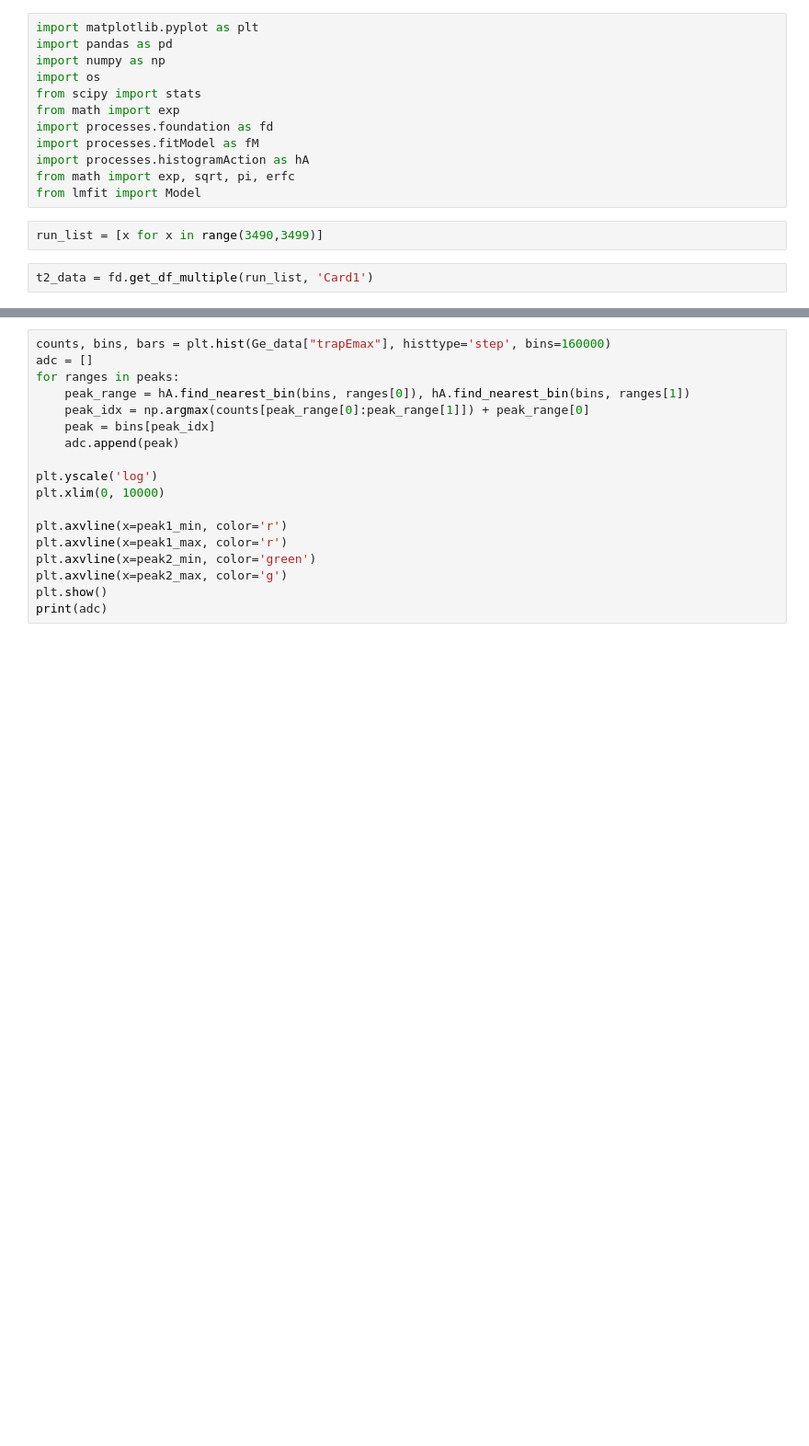
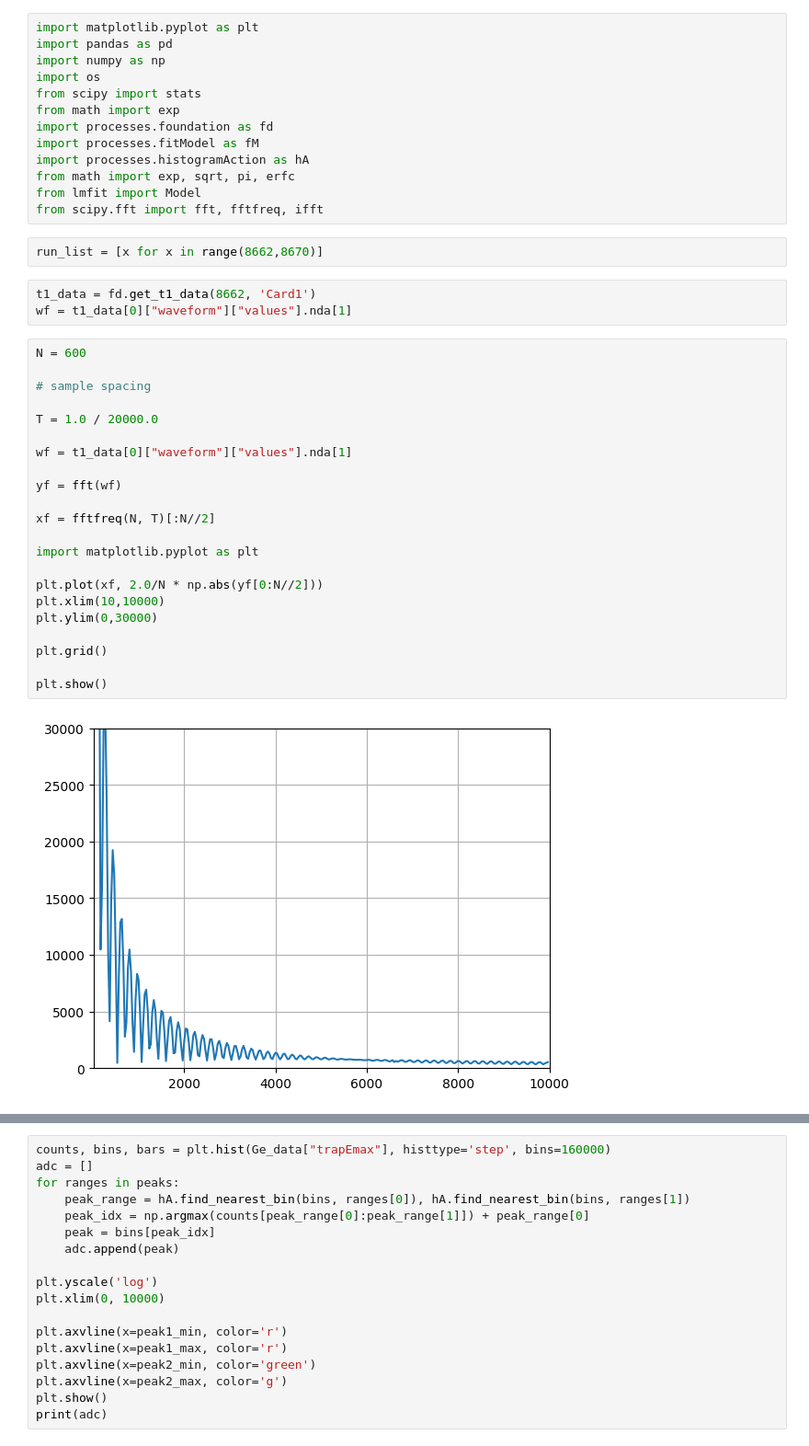
Before and after one commit to jbrowni2/processPygama, a Jupyter notebook: jupyter/rmsOfWaveform.ipynb, the cells around one changed output, grey strips where cells are left out. Shown: that part at 92% size. Saved outputs shown, nothing was run; the diff lists cells and outputs as text; blank space fills up the shorter version.

```diff
--- a/jupyter/rmsOfWaveform.ipynb
+++ b/jupyter/rmsOfWaveform.ipynb
@@ -10,7 +10,33 @@ import processes.fitModel as fM
 import processes.histogramAction as hA
 from math import exp, sqrt, pi, erfc
 from lmfit import Model
+from scipy.fft import fft, fftfreq, ifft
 # %%
-run_list = [x for x in range(3490,3499)]
+run_list = [x for x in range(8662,8670)]
 # %%
-t2_data = fd.get_df_multiple(run_list, 'Card1')
+t1_data = fd.get_t1_data(8662, 'Card1')
+wf = t1_data[0]["waveform"]["values"].nda[1]
+# %%
+N = 600
+
+# sample spacing
+
+T = 1.0 / 20000.0
+
+wf = t1_data[0]["waveform"]["values"].nda[1]
+
+yf = fft(wf)
+
+xf = fftfreq(N, T)[:N//2]
+
+import matplotlib.pyplot as plt
+
+plt.plot(xf, 2.0/N * np.abs(yf[0:N//2]))
+plt.xlim(10,10000)
+plt.ylim(0,30000)
+
+plt.grid()
+
+plt.show()
+# %% [output]
+[figure, added]
```
Also changed, not shown: parts of 8 cells of this notebook, 18 other files.
